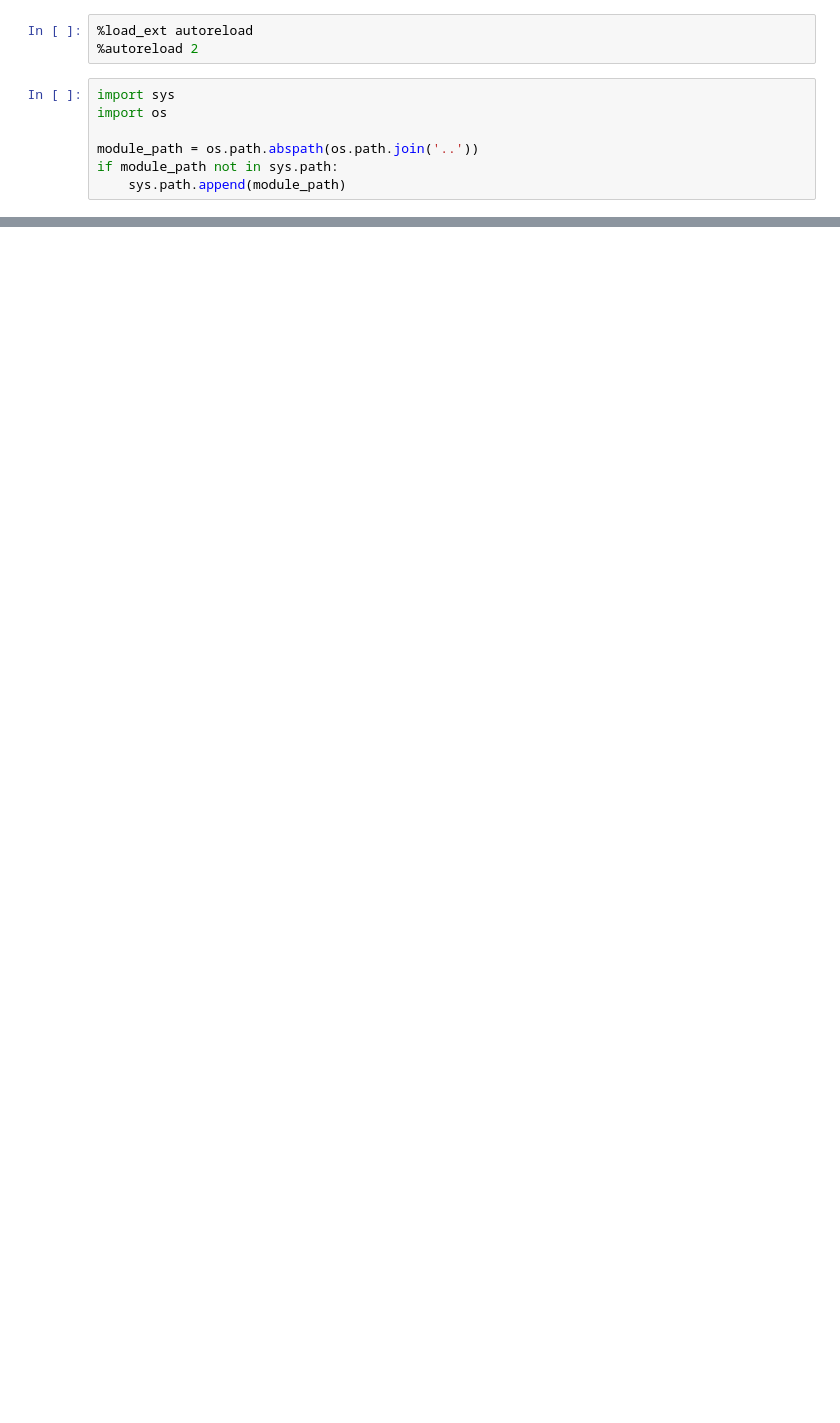
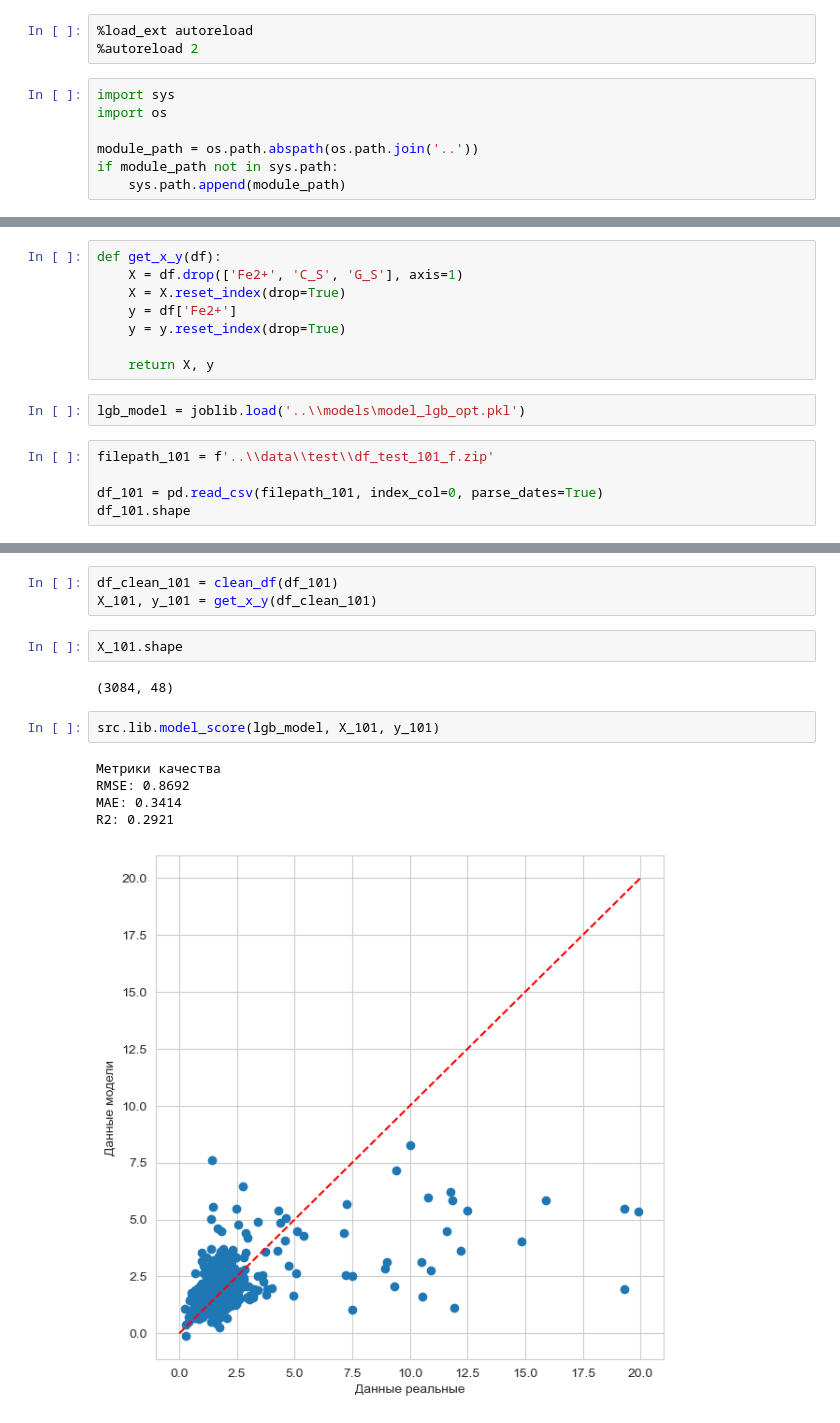
Before and after one commit to ss52/project_pox_pokr, a Jupyter notebook: notebooks/Model_test_2022.ipynb, the cells around one changed output, grey strips where cells are left out. Drawn from its saved outputs; the diff is of its cells as text; blank space fills up the shorter version.

Commit message:
Add tests on a new data (2022) from AC101 and AC102

```diff
--- a/notebooks/Model_test_2022.ipynb
+++ b/notebooks/Model_test_2022.ipynb
@@ -122,0 +54,15 @@ plt.show();
+# %%
+def get_x_y(df):
+    X = df.drop(['Fe2+', 'C_S', 'G_S'], axis=1)
+    X = X.reset_index(drop=True)
+    y = df['Fe2+']
+    y = y.reset_index(drop=True)
+
+    return X, y
+# %%
+lgb_model = joblib.load('..\\models\model_lgb_opt.pkl')
+# %%
+filepath_101 = f'..\\data\\test\\df_test_101_f.zip'
+
+df_101 = pd.read_csv(filepath_101, index_col=0, parse_dates=True)
+df_101.shape
@@ -122,0 +98,15 @@ plt.show();
+# %%
+df_clean_101 = clean_df(df_101)
+X_101, y_101 = get_x_y(df_clean_101)
+# %%
+X_101.shape
+# %% [output]
+(3084, 48)
+# %%
+src.lib.model_score(lgb_model, X_101, y_101)
+# %% [output]
+Метрики качества
+RMSE: 0.8692
+MAE: 0.3414
+R2: 0.2921
+[figure, added]
```
Also changed, not shown: parts of 42 cells of this notebook.
